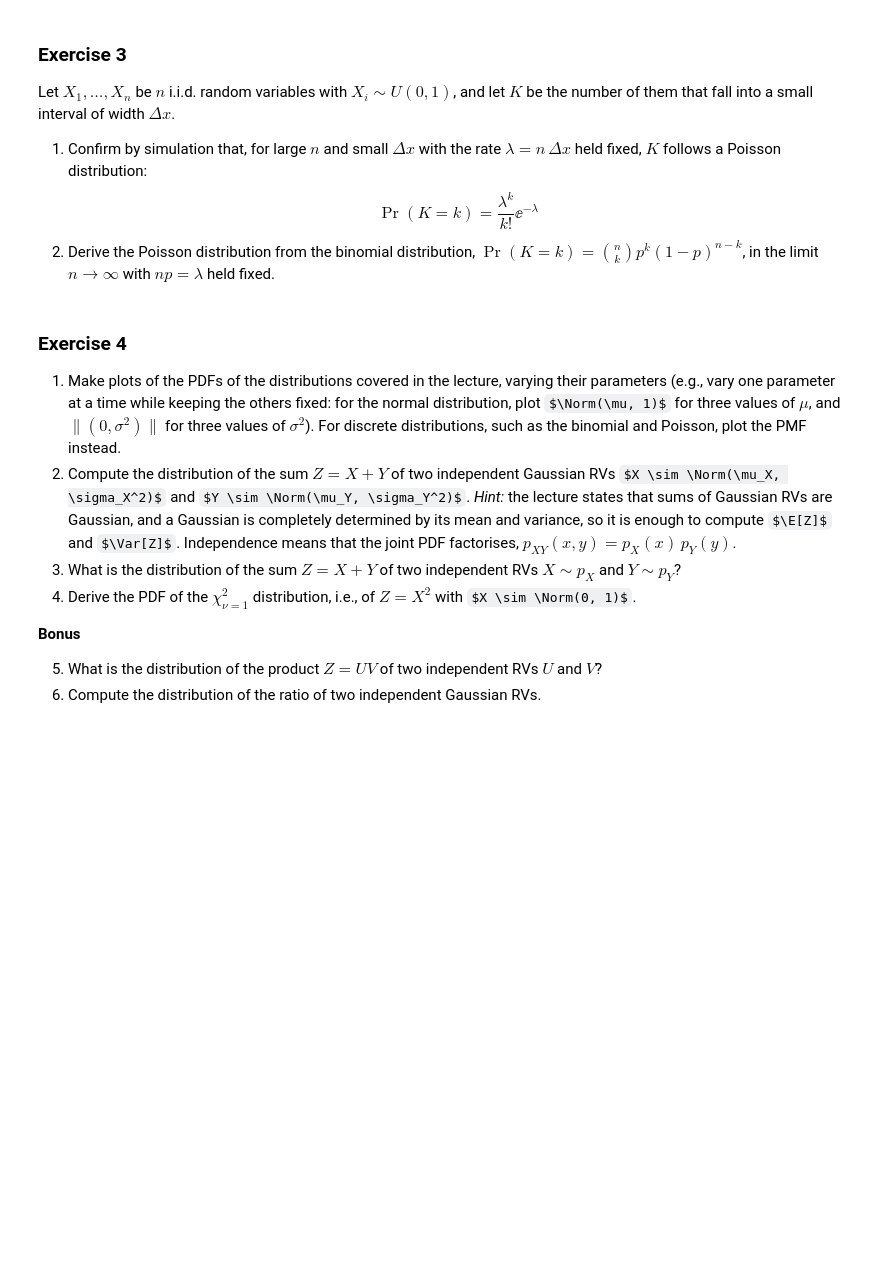
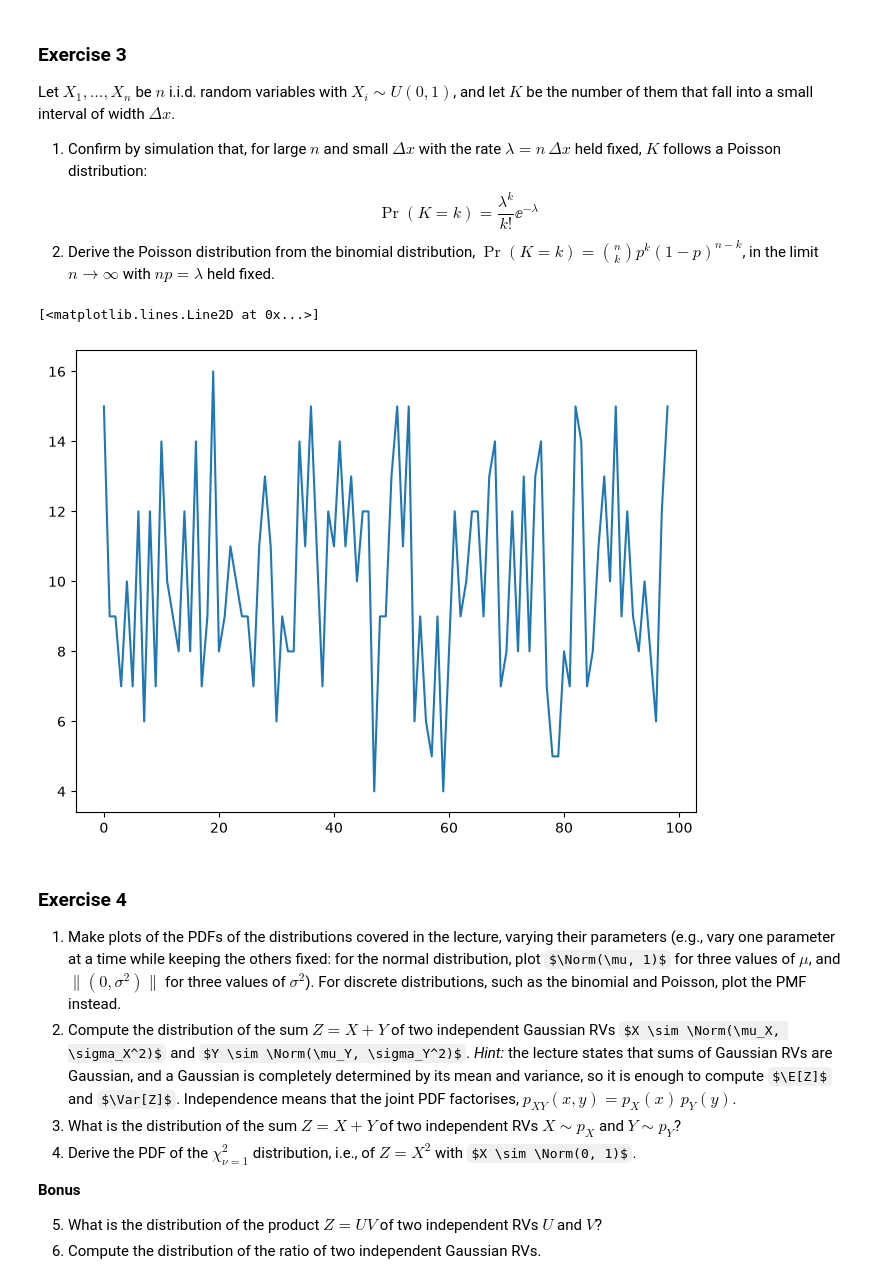
Before and after one commit to shimishimiaeshimiah/Bayesian-Stats-HS2026, a Jupyter notebook: exercise_mysolutions/week3_random_variables_and_probability_distributions.ipynb, the cells around one changed output. Drawn from its saved outputs; the diff is of its cells as text; code cells hidden in the pictures; some formulas as TeX source; blank space fills up the shorter version.

```diff
--- a/exercise_mysolutions/week3_random_variables_and_probability_distributions.ipynb
+++ b/exercise_mysolutions/week3_random_variables_and_probability_distributions.ipynb
@@ -75,3 +105,8 @@ $$
+# %%
+fig, ax = plt.subplots(figsize=(8,6))
+# %% [output]
+[<matplotlib.lines.Line2D at 0x...>]
+[figure, added]
 # %% [markdown]
 ### Exercise 4
 
```
Also changed, not shown: parts of 7 cells of this notebook, 1 other file.
